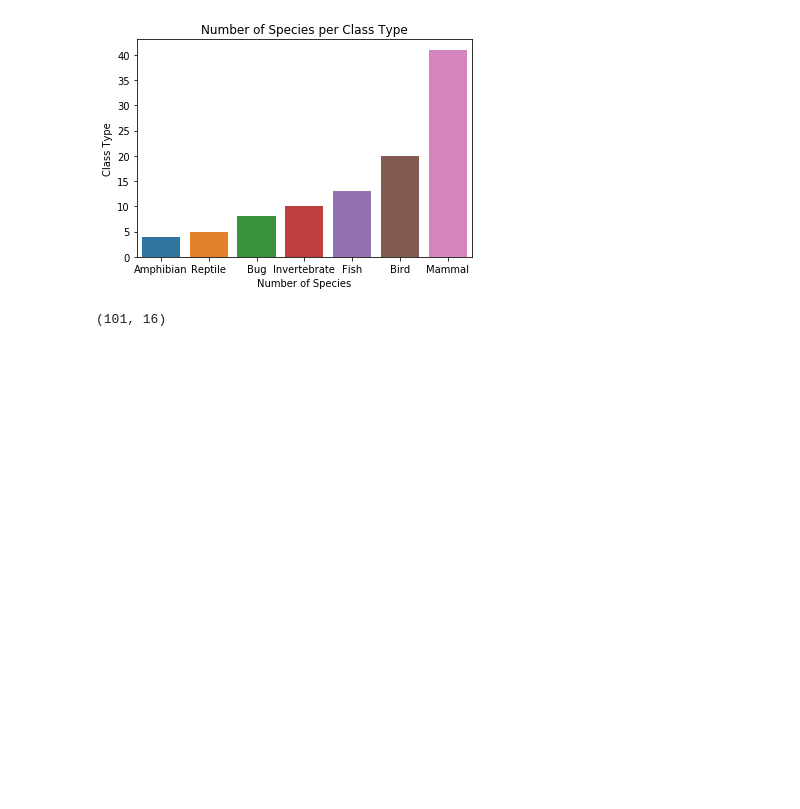
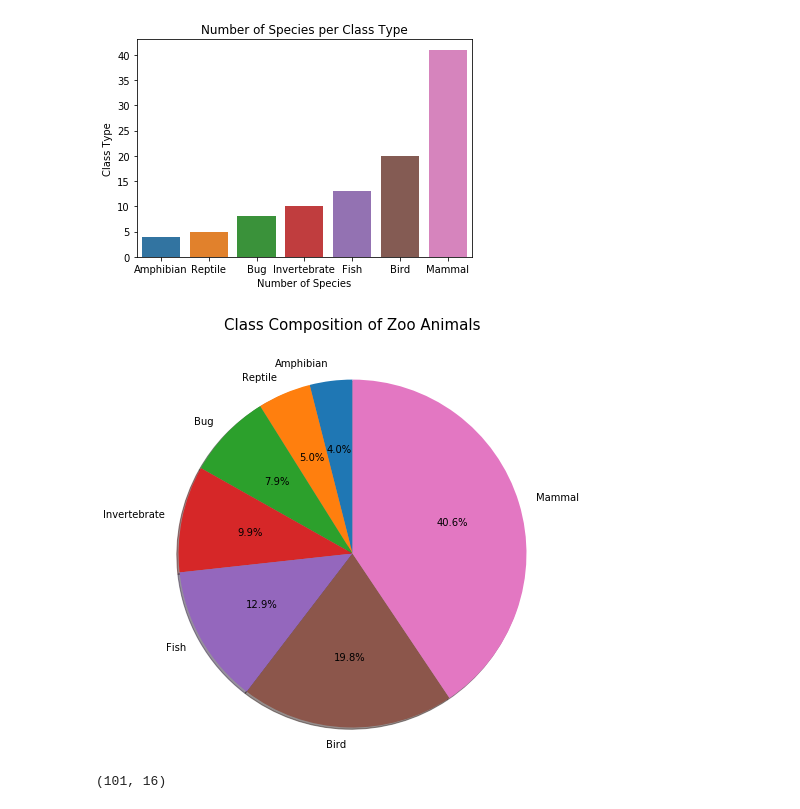
Before and after one commit to huntersapienza/Zoo-Animal-Classifier, a Jupyter notebook: Zoo Animal Classifier.ipynb, the cells around one changed output. Drawn from its saved outputs; the diff is of its cells as text; code cells hidden in the pictures; blank space fills up the shorter version.

```diff
--- a/Zoo Animal Classifier.ipynb
+++ b/Zoo Animal Classifier.ipynb
@@ -94,6 +94,13 @@ plt.title('Number of Species per Class Type')
 # %% [output]
 Text(0.5, 1.0, 'Number of Species per Class Type')
 [figure]
+# %%
+plt.pie(class_data.Number_Of_Animal_Species_In_Class,
+        labels=class_data.Class_Type, autopct='%1.1f%%', shadow=True, startangle=90, radius=2)
+plt.title('Class Composition of Zoo Animals', y=1.5, size=15)
+plt.show()
+# %% [output]
+[figure, added]
 # %%
 X = zoo_data.drop(['animal_name','class_type'],axis=1)
 Y = zoo_data.class_type
```
